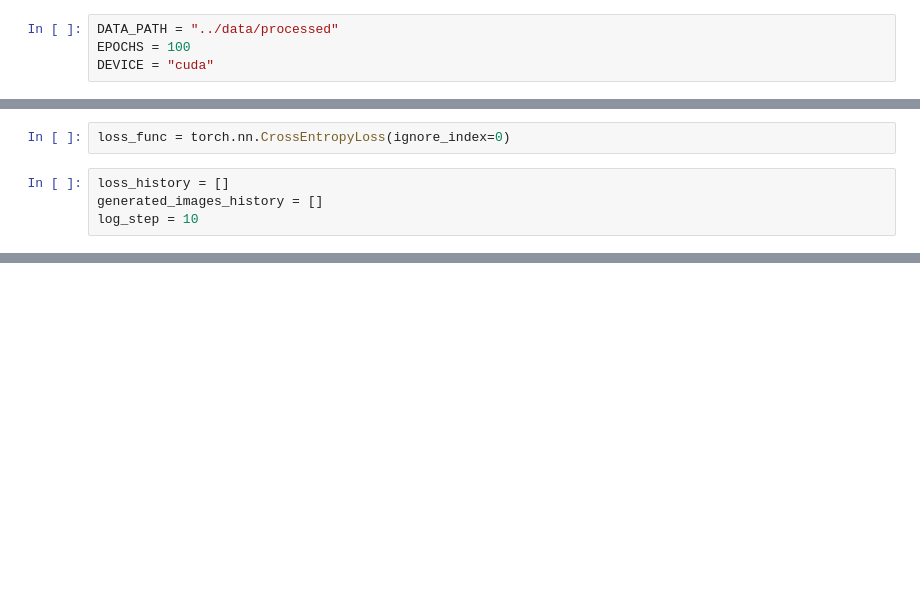
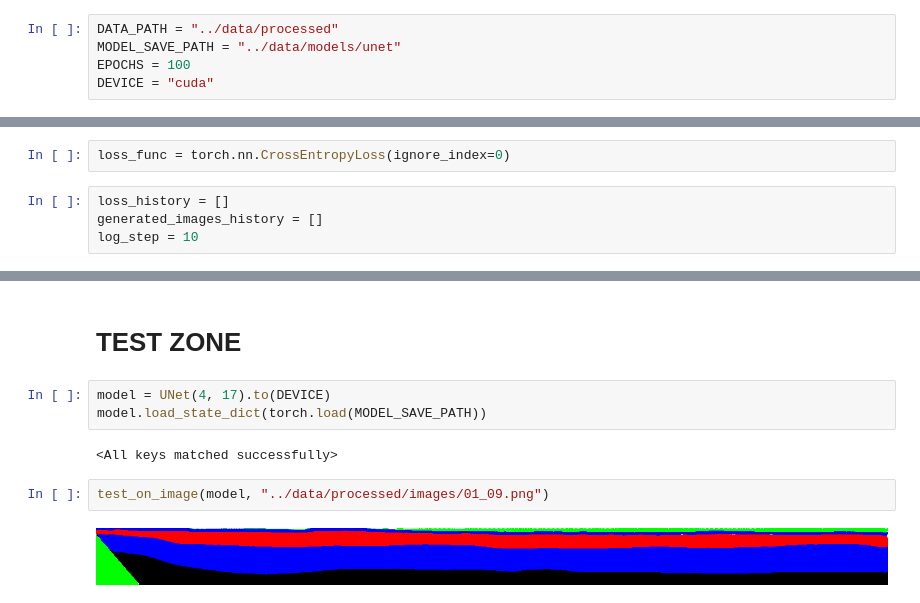
Before and after one commit to AmpiroMax/IvanDiploma, a Jupyter notebook: notebooks/test_ivan.ipynb, the cells around one changed output, grey strips where cells are left out. Cells and saved outputs as stored; diff of their text form; blank space fills up the shorter version.

```diff
--- a/notebooks/test_ivan.ipynb
+++ b/notebooks/test_ivan.ipynb
@@ -14,5 +14,6 @@ from torch.utils.data import DataLoader
 import matplotlib.pyplot as plt
 # %%
 DATA_PATH = "../data/processed"
+MODEL_SAVE_PATH = "../data/models/unet"
 EPOCHS = 100
 DEVICE = "cuda"
@@ -96,0 +103,11 @@ create_image_from_mask(torch.argmax(generated_images_history[32], dim=1)[0].cpu(
+# %% [markdown]
+# TEST ZONE
+# %%
+model = UNet(4, 17).to(DEVICE)
+model.load_state_dict(torch.load(MODEL_SAVE_PATH))
+# %% [output]
+<All keys matched successfully>
+# %%
+test_on_image(model, "../data/processed/images/01_09.png")
+# %% [output]
+[figure, added]
```
Also changed, not shown: parts of 20 cells of this notebook, 2 other files.
